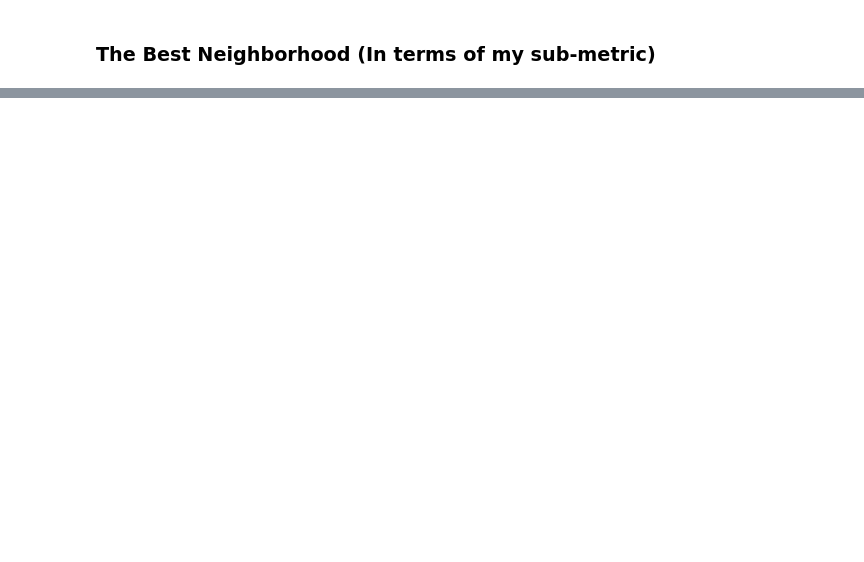
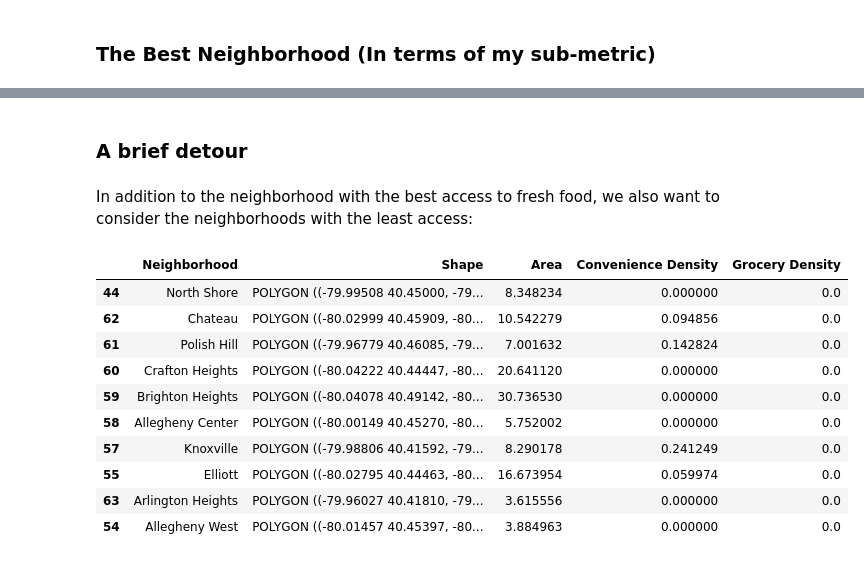
Before and after one commit to benLannis/CS10-Final-Project, a Jupyter notebook: Bens_Dataset.ipynb, the cells around one changed output, grey strips where cells are left out. Saved outputs shown, nothing was run; the diff lists cells and outputs as text; code cells hidden in the pictures; blank space fills up the shorter version.

```diff
--- a/Bens_Dataset.ipynb
+++ b/Bens_Dataset.ipynb
@@ -39,0 +56,6 @@ Conclusion here.
+# %%
+import geopandas as gpd
+
+# Imports neighborhood shape data
+neighborhoods = gpd.read_file("data/Neighborhoods/Neighborhoods_.shp") # read in the shapefile
+neighborhoods.head(2)
@@ -39,0 +178,19 @@ Conclusion here.
+# %% [markdown]
+### A brief detour
+# %% [markdown]
+In addition to the neighborhood with the best access to fresh food, we also want to consider the neighborhoods with the least access:
+# %%
+grocery_sorted = numEach.sort_values("Grocery Density", ascending=True)
+grocery_sorted.head(10)
+# %% [output]
+|  | Neighborhood | Shape | Area | Convenience Density | Grocery Density |
+| 44 | North Shore | POLYGON ((-79.99508 40.45000, -79... | 8.348234 | 0.000000 | 0.0 |
+| 62 | Chateau | POLYGON ((-80.02999 40.45909, -80... | 10.542279 | 0.094856 | 0.0 |
+| 61 | Polish Hill | POLYGON ((-79.96779 40.46085, -79... | 7.001632 | 0.142824 | 0.0 |
+| 60 | Crafton Heights | POLYGON ((-80.04222 40.44447, -80... | 20.641120 | 0.000000 | 0.0 |
+| 59 | Brighton Heights | POLYGON ((-80.04078 40.49142, -80... | 30.736530 | 0.000000 | 0.0 |
+| 58 | Allegheny Center | POLYGON ((-80.00149 40.45270, -80... | 5.752002 | 0.000000 | 0.0 |
+| 57 | Knoxville | POLYGON ((-79.98806 40.41592, -79... | 8.290178 | 0.241249 | 0.0 |
+| 55 | Elliott | POLYGON ((-80.02795 40.44463, -80... | 16.673954 | 0.059974 | 0.0 |
+| 63 | Arlington Heights | POLYGON ((-79.96027 40.41810, -79... | 3.615556 | 0.000000 | 0.0 |
+| 54 | Allegheny West | POLYGON ((-80.01457 40.45397, -80... | 3.884963 | 0.000000 | 0.0 |
```
Also changed, not shown: parts of 23 cells of this notebook, 7 other files.
